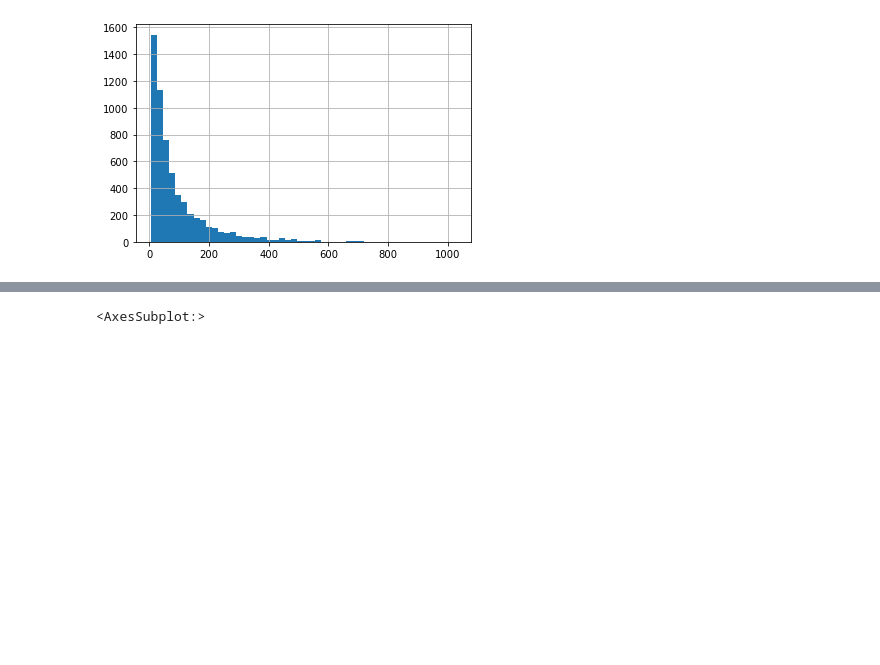
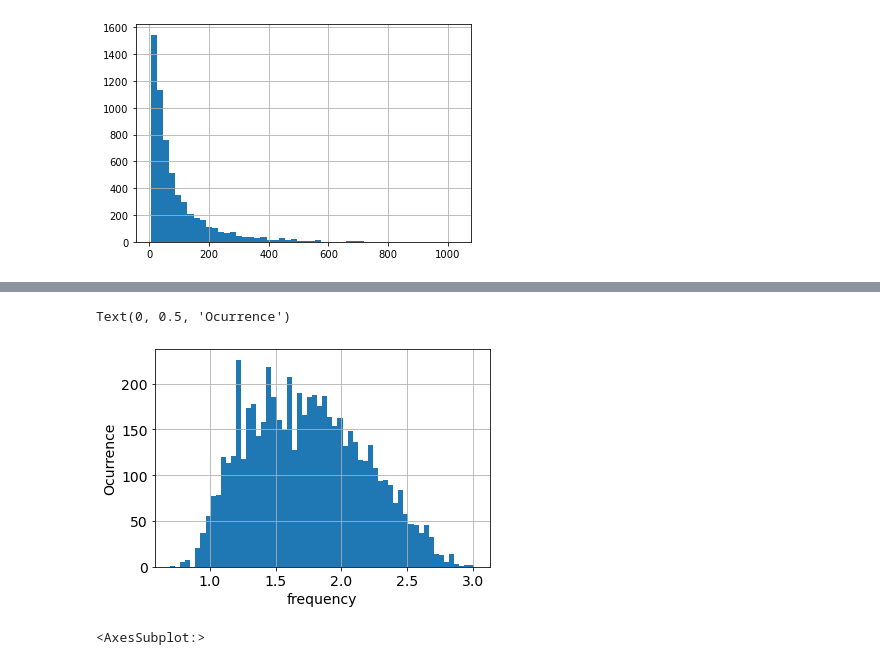
Before and after one commit to gap689/blackfriday-analysis, a Jupyter notebook: BlackFriday.ipynb, the cells around one changed output, grey strips where cells are left out. Drawn from its saved outputs; the diff is of its cells as text; code cells hidden in the pictures; blank space fills up the shorter version.

```diff
--- a/BlackFriday.ipynb
+++ b/BlackFriday.ipynb
@@ -180,3 +209,11 @@ df_freq['frequency'].hist(bins=50)
+# %%
+ax2 = df_freq['log_frequency'].hist(bins=60)
+ax2.tick_params(labelsize=14)
+ax2.set_xlabel('frequency', fontsize=14)
+ax2.set_ylabel('Ocurrence', fontsize=14)
+# %% [output]
+Text(0, 0.5, 'Ocurrence')
+[figure, added]
 # %%
 df_freq['averagevalue'].hist(bins=50)
 # %% [output]
```
Also changed, not shown: parts of 9 cells of this notebook.
